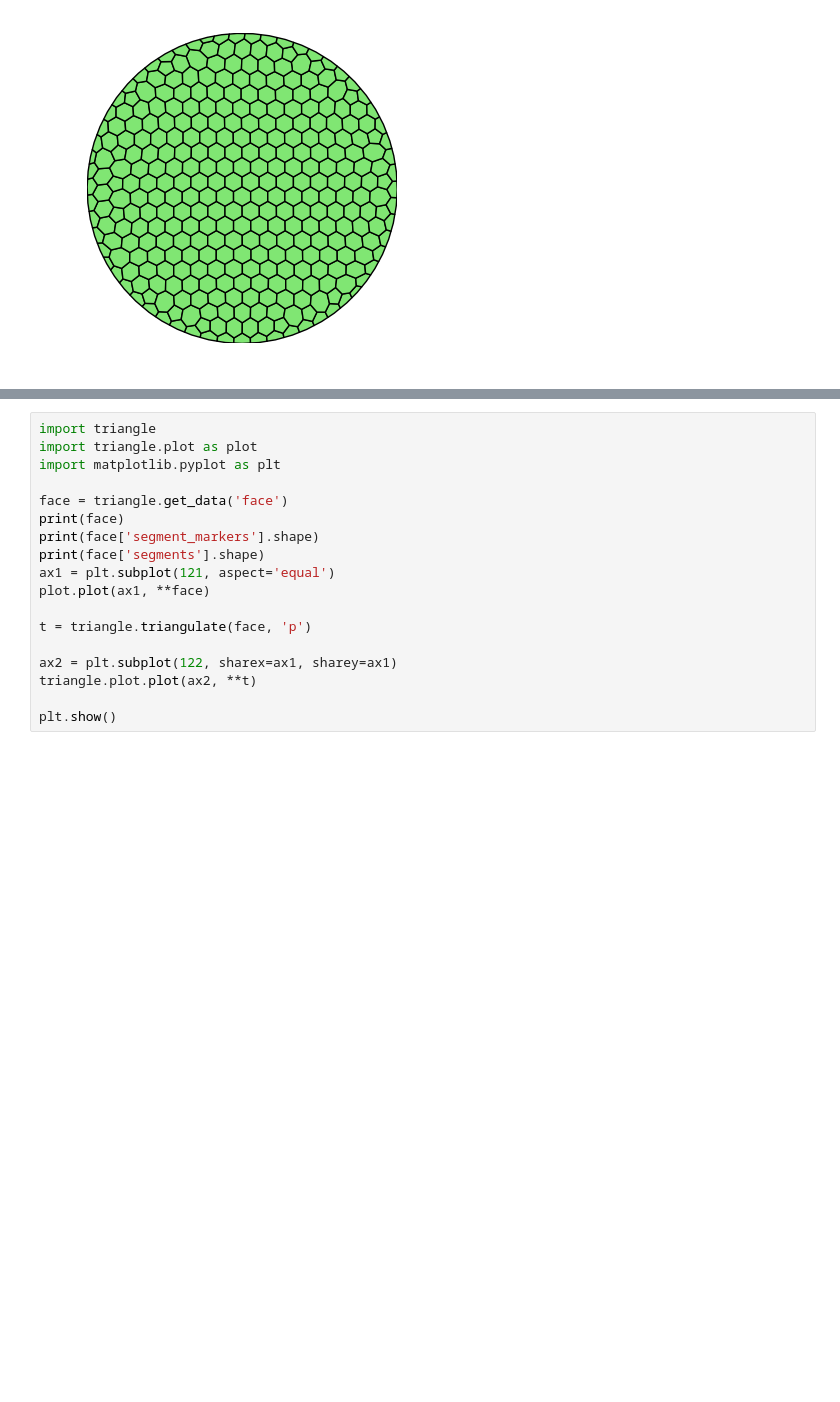
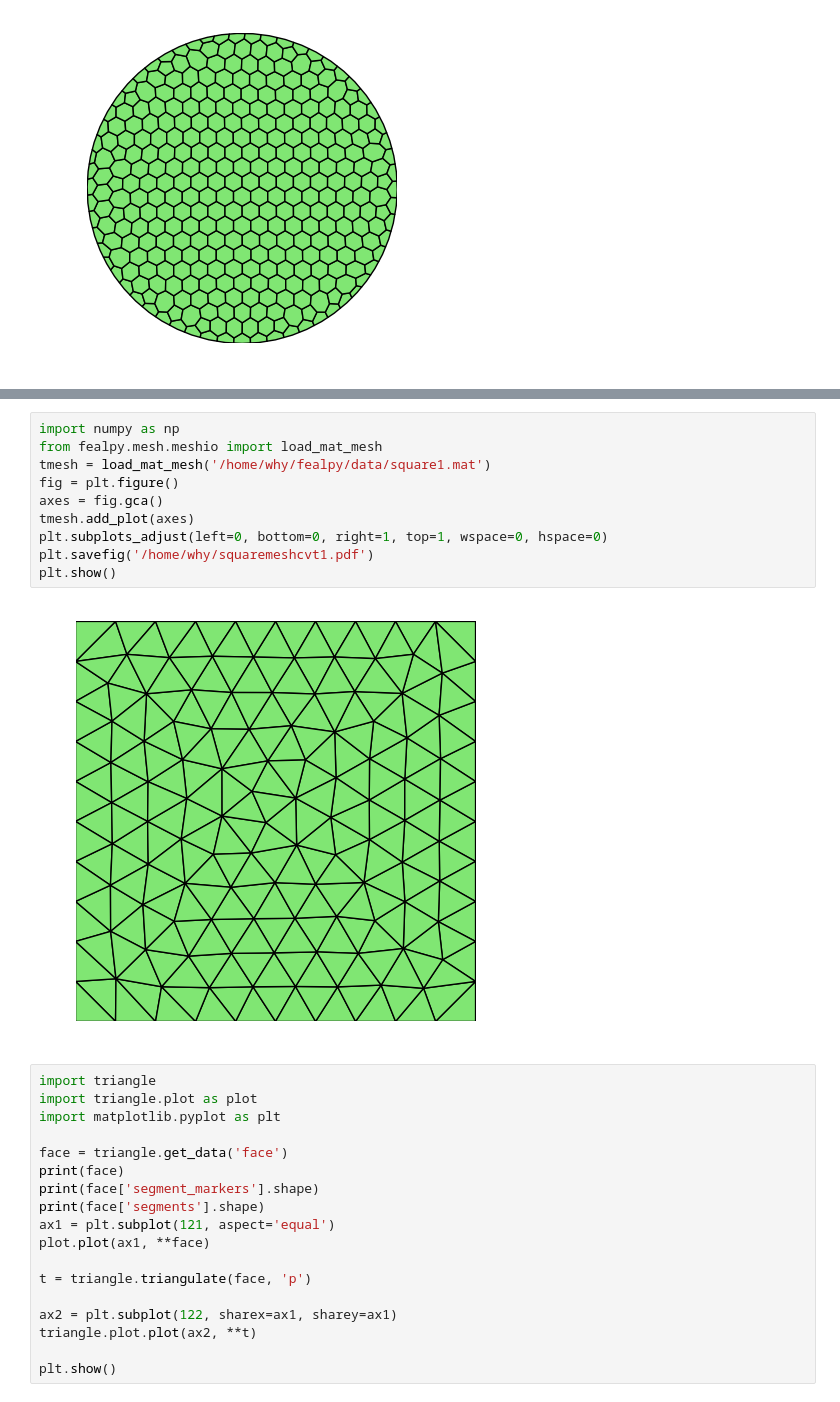
Before and after one commit to weihuayi/fealpy, a Jupyter notebook: doc/fealpybook/mesh.ipynb, the cells around one changed output, grey strips where cells are left out. Cells and saved outputs as stored; diff of their text form; blank space fills up the shorter version.

```diff
--- a/doc/fealpybook/mesh.ipynb
+++ b/doc/fealpybook/mesh.ipynb
@@ -99,3 +97,15 @@ plt.show()
+# %%
+import numpy as np
+from fealpy.mesh.meshio import load_mat_mesh
+tmesh = load_mat_mesh('/home/why/fealpy/data/square1.mat')
+fig = plt.figure()
+axes = fig.gca()
+tmesh.add_plot(axes)
+plt.subplots_adjust(left=0, bottom=0, right=1, top=1, wspace=0, hspace=0)
+plt.savefig('/home/why/squaremeshcvt1.pdf')
+plt.show()
+# %% [output]
+[figure, added]
 # %%
 import triangle
 import triangle.plot as plot
```
Also changed, not shown: parts of 1 cell of this notebook, 8 other files.
